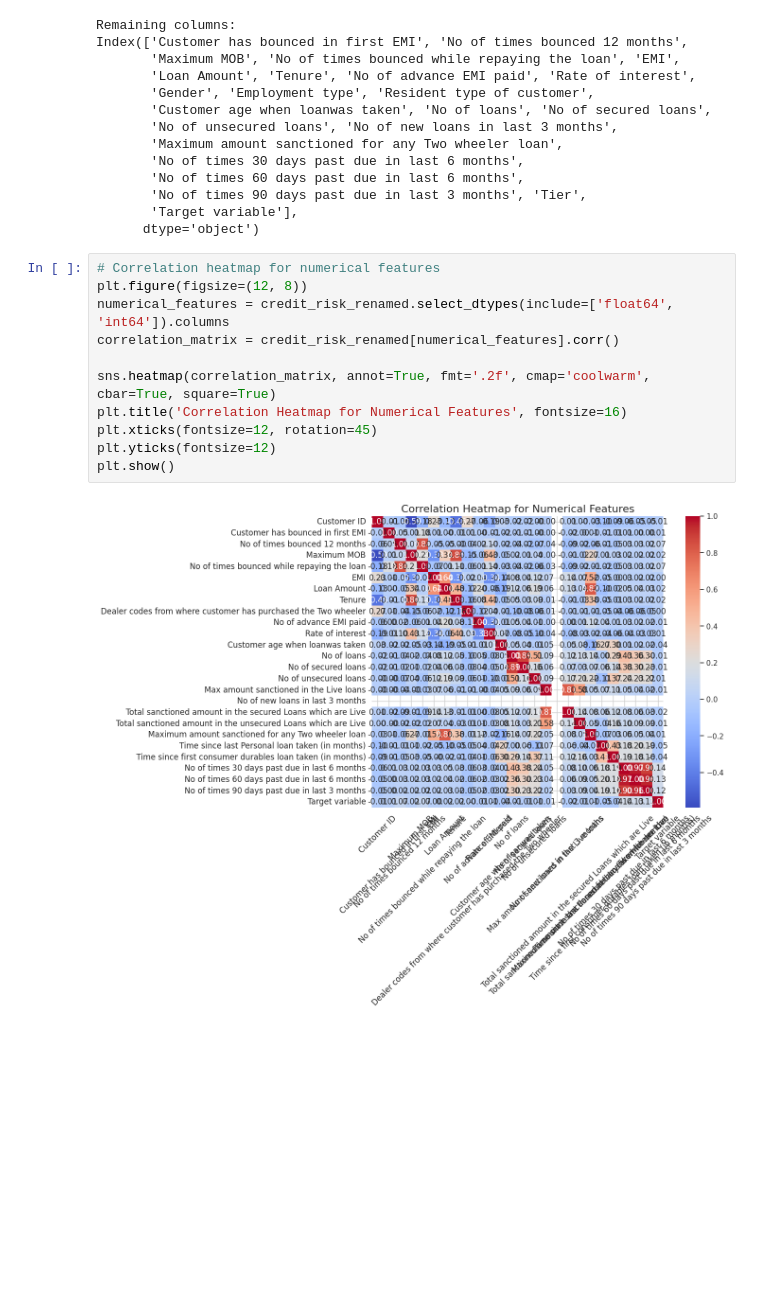
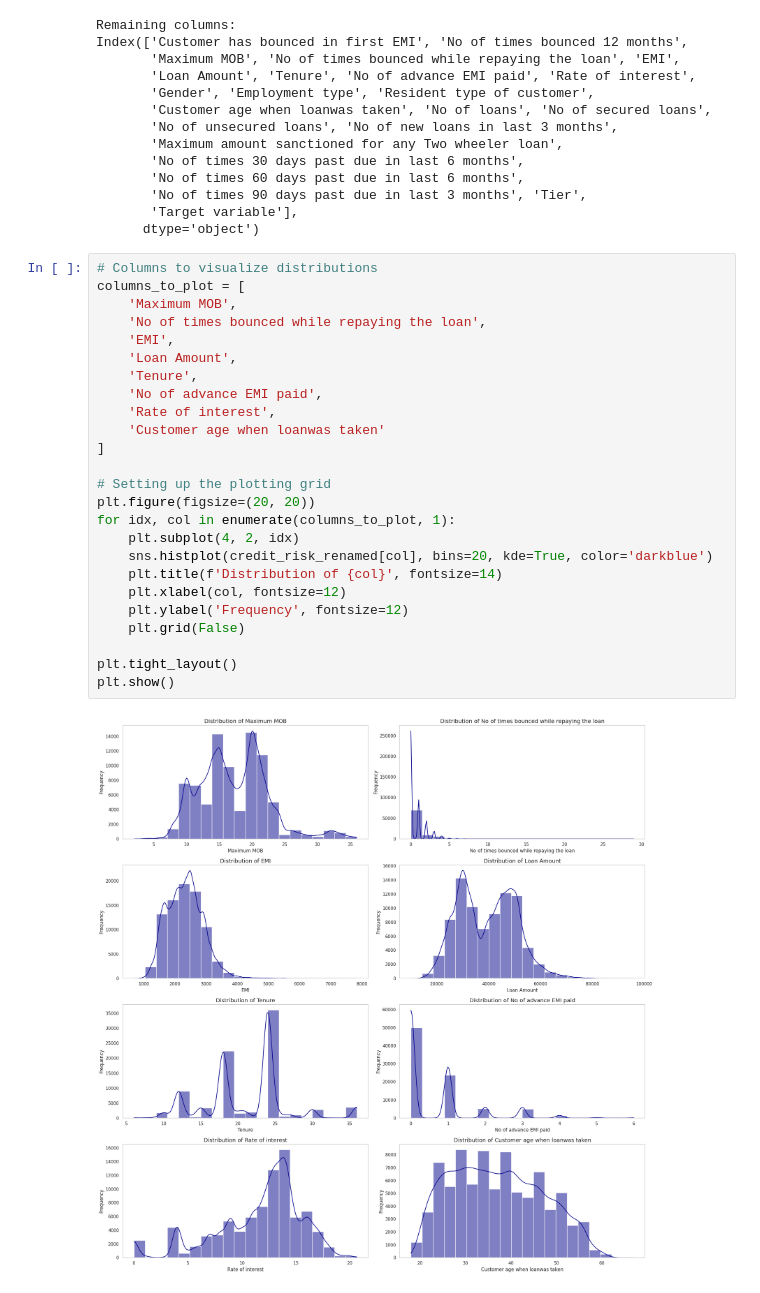
Before and after one commit to bonareri/Machine_Learning_1, a Jupyter notebook: Credit_Risk_Modelling.ipynb, the cells around one changed output. Drawn from its saved outputs; the diff is of its cells as text; blank space fills up the shorter version.

```diff
--- a/Credit_Risk_Modelling.ipynb
+++ b/Credit_Risk_Modelling.ipynb
@@ -280,16 +275,30 @@ Index(['Customer has bounced in first EMI', 'No of times bounced 12 months',
        'No of times 90 days past due in last 3 months', 'Tier',
        'Target variable'],
       dtype='object')
-# %%
-# Correlation heatmap for numerical features
-plt.figure(figsize=(12, 8))
-numerical_features = credit_risk_renamed.select_dtypes(include=['float64', 'int64']).columns
-correlation_matrix = credit_risk_renamed[numerical_features].corr()
-
-sns.heatmap(correlation_matrix, annot=True, fmt='.2f', cmap='coolwarm', cbar=True, square=True)
-plt.title('Correlation Heatmap for Numerical Features', fontsize=16)
-plt.xticks(fontsize=12, rotation=45)
-plt.yticks(fontsize=12)
-plt.show()
-# %% [output]
-[figure, removed]
+# %%
+# Columns to visualize distributions
+columns_to_plot = [
+    'Maximum MOB',
+    'No of times bounced while repaying the loan',
+    'EMI',
+    'Loan Amount',
+    'Tenure',
+    'No of advance EMI paid',
+    'Rate of interest',
+    'Customer age when loanwas taken'
+]
+
+# Setting up the plotting grid
+plt.figure(figsize=(20, 20))
+for idx, col in enumerate(columns_to_plot, 1):
+    plt.subplot(4, 2, idx)
+    sns.histplot(credit_risk_renamed[col], bins=20, kde=True, color='darkblue')
+    plt.title(f'Distribution of {col}', fontsize=14)
+    plt.xlabel(col, fontsize=12)
+    plt.ylabel('Frequency', fontsize=12)
+    plt.grid(False)
+
+plt.tight_layout()
+plt.show()
+# %% [output]
+[figure, added]
```
Also changed, not shown: parts of 18 cells of this notebook.
